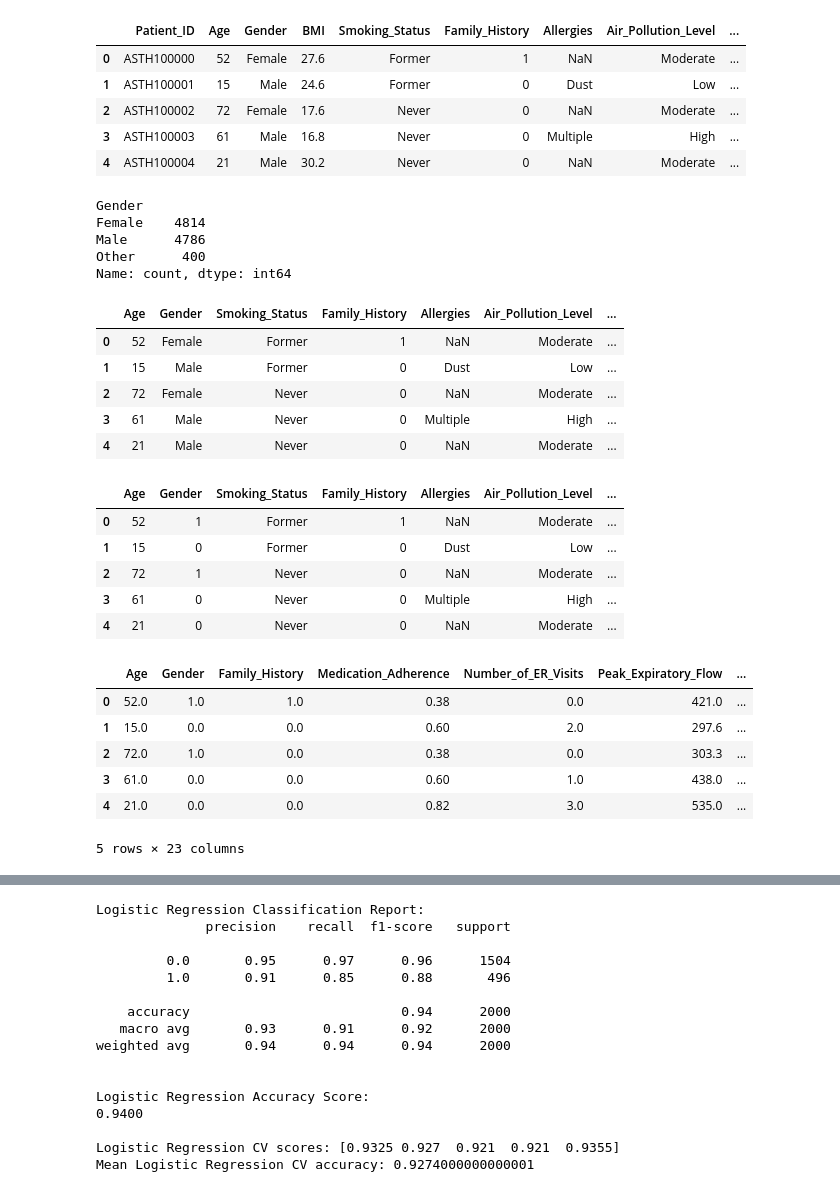
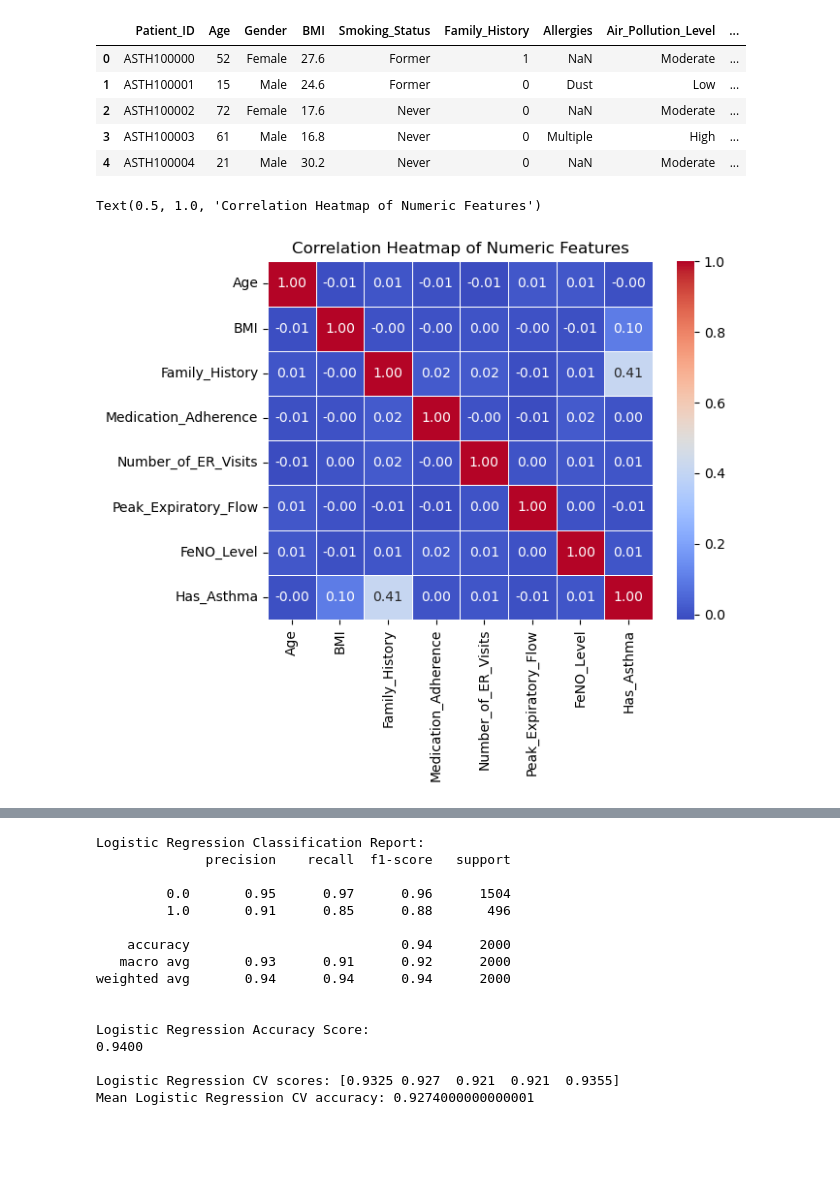
Before and after one commit to ParthShah007/DJS_Compute_tasks, a Jupyter notebook: asthma.ipynb, the cells around one changed output, grey strips where cells are left out. Drawn from its saved outputs; the diff is of its cells as text; code cells hidden in the pictures; blank space fills up the shorter version.

```diff
--- a/asthma.ipynb
+++ b/asthma.ipynb
@@ -93,46 +93,13 @@ df.head()
 | 2 | ASTH100002 | 72 | Female | 17.6 | Never | 0 | NaN | Moderate | ... |
 | 3 | ASTH100003 | 61 | Male | 16.8 | Never | 0 | Multiple | High | ... |
 | 4 | ASTH100004 | 21 | Male | 30.2 | Never | 0 | NaN | Moderate | ... |
-# %%
-print(df['Gender'].value_counts())
-# %% [output]
-Gender
-Female    4814
-Male      4786
-Other      400
-Name: count, dtype: int64
-# %%
-df.drop(['Asthma_Control_Level', 'Patient_ID','BMI'], axis=1, inplace=True)
-df.head()
-# %% [output]
-|  | Age | Gender | Smoking_Status | Family_History | Allergies | Air_Pollution_Level | ... |
-| 0 | 52 | Female | Former | 1 | NaN | Moderate | ... |
-| 1 | 15 | Male | Former | 0 | Dust | Low | ... |
-| 2 | 72 | Female | Never | 0 | NaN | Moderate | ... |
-| 3 | 61 | Male | Never | 0 | Multiple | High | ... |
-| 4 | 21 | Male | Never | 0 | NaN | Moderate | ... |
-# %%
-# make gender encoded manually
-df['Gender'] = df['Gender'].map({'Male': 0, 'Female': 1, 'Other': 2})
-df.head()
-# %% [output]
-|  | Age | Gender | Smoking_Status | Family_History | Allergies | Air_Pollution_Level | ... |
-| 0 | 52 | 1 | Former | 1 | NaN | Moderate | ... |
-| 1 | 15 | 0 | Former | 0 | Dust | Low | ... |
-| 2 | 72 | 1 | Never | 0 | NaN | Moderate | ... |
-| 3 | 61 | 0 | Never | 0 | Multiple | High | ... |
-| 4 | 21 | 0 | Never | 0 | NaN | Moderate | ... |
-# %%
-# one-hot encoding
-categorical_cols = df.select_dtypes(include=['object', 'category']).columns
-df = pd.get_dummies(df, columns=categorical_cols, drop_first=True)
-df = df.astype(float)
-df.head()
-# %% [output]
-|  | Age | Gender | Family_History | Medication_Adherence | Number_of_ER_Visits | Peak_Expiratory_Flow | ... |
-| 0 | 52.0 | 1.0 | 1.0 | 0.38 | 0.0 | 421.0 | ... |
-| 1 | 15.0 | 0.0 | 0.0 | 0.60 | 2.0 | 297.6 | ... |
-| 2 | 72.0 | 1.0 | 0.0 | 0.38 | 0.0 | 303.3 | ... |
-| 3 | 61.0 | 0.0 | 0.0 | 0.60 | 1.0 | 438.0 | ... |
-| 4 | 21.0 | 0.0 | 0.0 | 0.82 | 3.0 | 535.0 | ... |
-5 rows × 23 columns
+# %%
+# Correlation Heatmap with numeric cols only
+numeric_df = df.select_dtypes(include=['int64', 'float64'])
+
+correlation_matrix = numeric_df.corr()
+sns.heatmap(correlation_matrix, annot=True, cmap='coolwarm', fmt=".2f", linewidths=.5)
+plt.title('Correlation Heatmap of Numeric Features')
+# %% [output]
+Text(0.5, 1.0, 'Correlation Heatmap of Numeric Features')
+[figure, added]
```
Also changed, not shown: parts of 11 cells of this notebook, 2 other files.
